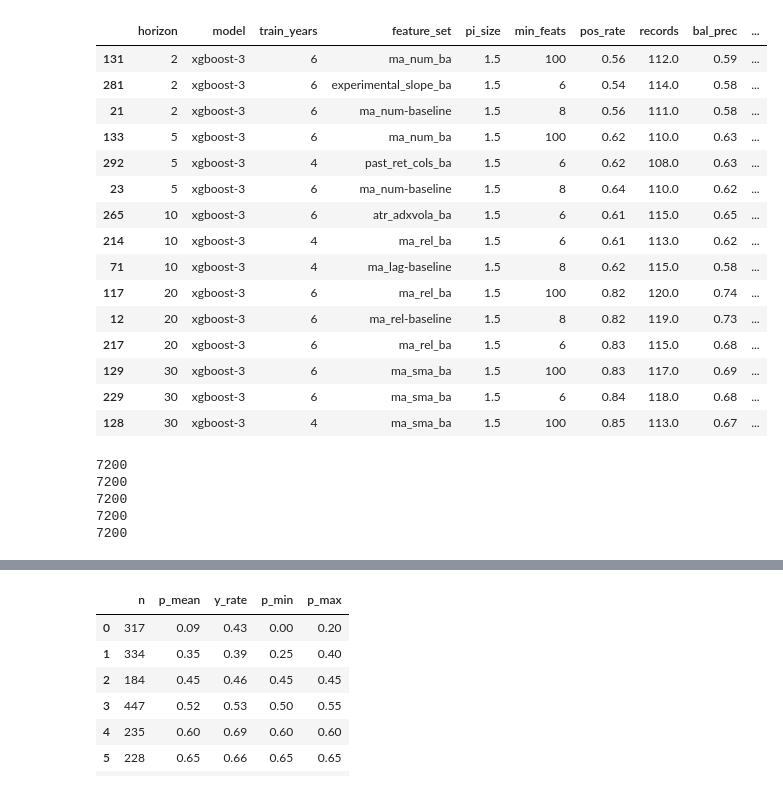
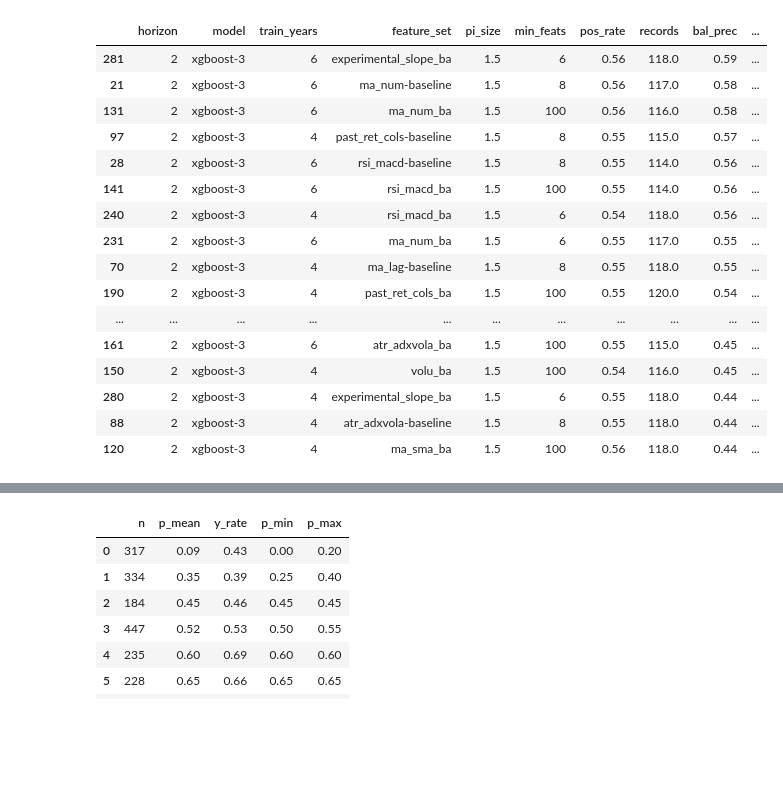
Before and after one commit to bchase17/Stocks, a Jupyter notebook: performance_assessment.ipynb, the cells around one changed output, grey strips where cells are left out. Saved outputs shown, nothing was run; the diff lists cells and outputs as text; code cells hidden in the pictures; blank space fills up the shorter version.

```diff
--- a/performance_assessment.ipynb
+++ b/performance_assessment.ipynb
@@ -6,7 +6,7 @@ import importlib
 importlib.reload(min_features)
 importlib.reload(daily_return)
 
-perf_df = pd.read_csv("baseline3.csv")
+perf_df = pd.read_csv("baseline_all.csv")
 #perf_df = perf_df.drop_duplicates()
 perf_df['Date'] = perf_df['test_start']
 returns = [1, 2, 3, 5, 10, 20, 30]
@@ -30,10 +30,15 @@ def _clip01(p, eps=1e-15):
 def _metrics(min_th, cov_th, g: pd.DataFrame) -> pd.Series:
     y = g[y_col].astype(int).to_numpy()
     p = _clip01(g[p_col].to_numpy())
-    records = round(int(len(y)), 0)
 
-    # hard preds at 0.5
-    yhat = (p > min_th).astype(int)
+    yhat = np.where(p >= min_th, 1, np.where(p <= (1 - min_th), 0, np.nan))
+
+    # keep only confident predictions (>=min_th in either direction)
+    conf = ~np.isnan(yhat)
+    y = y[conf]
+    p = p[conf]
+    yhat = yhat[conf].astype(int)
+    records = int(len(y))
 
     # confident subset mask
     sel = (p >= cov_th) | (p <= (1-cov_th))
@@ -46,11 +51,6 @@ def _metrics(min_th, cov_th, g: pd.DataFrame) -> pd.Series:
     mcc = np.nan
     if (np.unique(y).size > 1) and (np.unique(yhat).size > 1):
         mcc = matthews_corrcoef(y, yhat)
-
-    # Balanced accuracy (needs both classes in y)
-    bal_acc = np.nan
-    pos_acc = np.nan
-    neg_acc = np.nan
 
     if np.unique(y).size > 1:
         bal_acc = balanced_accuracy_score(y, yhat)
@@ -103,72 +103,51 @@ def _metrics(min_th, cov_th, g: pd.DataFrame) -> pd.Series:
         "mcc": float(mcc) if not np.isnan(mcc) else np.nan,
         "pprec": prec_pos_all,
         "nprec": prec_neg_all,
         f"cov_|{cov_th}|": cov,
         f"pprec_|{cov_th}|": prec_pos_th,
         f"nprec_|{cov_th}|": prec_neg_th,
     })
 
-min_th = .55
+min_th = .51
 cov_th = .75
 pred_df = perf_df[(perf_df["pred"] > min_th) | (perf_df["pred"] < (1 - min_th))].copy()
 metrics_df = (
     pred_df
     .dropna(subset=[y_col, p_col])
     .groupby(gcols, sort=False)
     .apply(lambda g: _metrics(min_th, cov_th, g), include_groups=False)
     .reset_index()
     .sort_values(["horizon", "mcc", "brier"], ascending=[True, False, True])
 )
 
 metrics_df['composite'] =  0.5*(metrics_df['bal_prec']) + 0.25*(metrics_df['mcc']) + .125*(1-(metrics_df['brier'])) + 0.1*((metrics_df[f'bal_prec_|{cov_th}|']) * (metrics_df[f'cov_|{cov_th}|']))
 # top per horizon (ranked by MCC desc, then Brier asc)
 top_by_horizon = (
     metrics_df
     .sort_values(["horizon", "composite", "log_loss"], ascending=[True, False, False])
     .groupby("horizon", as_index=False, sort=False)
-    .head(3)
+    .head(50)
 )
 
 #top_by_horizon.to_csv('top_performers.csv', index=False)
-#top_by_horizon[top_by_horizon['horizon'] == 2].round(2)
-top_by_horizon.round(2)
+top_by_horizon[top_by_horizon['horizon'] == 2].round(2)
+#top_by_horizon.round(2)
 # %% [output]
 |  | horizon | model | train_years | feature_set | pi_size | min_feats | pos_rate | records | bal_prec | ... |
-| 131 | 2 | xgboost-3 | 6 | ma_num_ba | 1.5 | 100 | 0.56 | 112.0 | 0.59 | ... |
-| 281 | 2 | xgboost-3 | 6 | experimental_slope_ba | 1.5 | 6 | 0.54 | 114.0 | 0.58 | ... |
-| 21 | 2 | xgboost-3 | 6 | ma_num-baseline | 1.5 | 8 | 0.56 | 111.0 | 0.58 | ... |
-| 133 | 5 | xgboost-3 | 6 | ma_num_ba | 1.5 | 100 | 0.62 | 110.0 | 0.63 | ... |
-| 292 | 5 | xgboost-3 | 4 | past_ret_cols_ba | 1.5 | 6 | 0.62 | 108.0 | 0.63 | ... |
-| 23 | 5 | xgboost-3 | 6 | ma_num-baseline | 1.5 | 8 | 0.64 | 110.0 | 0.62 | ... |
-| 265 | 10 | xgboost-3 | 6 | atr_adxvola_ba | 1.5 | 6 | 0.61 | 115.0 | 0.65 | ... |
-| 214 | 10 | xgboost-3 | 4 | ma_rel_ba | 1.5 | 6 | 0.61 | 113.0 | 0.62 | ... |
-| 71 | 10 | xgboost-3 | 4 | ma_lag-baseline | 1.5 | 8 | 0.62 | 115.0 | 0.58 | ... |
-| 117 | 20 | xgboost-3 | 6 | ma_rel_ba | 1.5 | 100 | 0.82 | 120.0 | 0.74 | ... |
-| 12 | 20 | xgboost-3 | 6 | ma_rel-baseline | 1.5 | 8 | 0.82 | 119.0 | 0.73 | ... |
-| 217 | 20 | xgboost-3 | 6 | ma_rel_ba | 1.5 | 6 | 0.83 | 115.0 | 0.68 | ... |
-| 129 | 30 | xgboost-3 | 6 | ma_sma_ba | 1.5 | 100 | 0.83 | 117.0 | 0.69 | ... |
-| 229 | 30 | xgboost-3 | 6 | ma_sma_ba | 1.5 | 6 | 0.84 | 118.0 | 0.68 | ... |
-| 128 | 30 | xgboost-3 | 4 | ma_sma_ba | 1.5 | 100 | 0.85 | 113.0 | 0.67 | ... |
+| 281 | 2 | xgboost-3 | 6 | experimental_slope_ba | 1.5 | 6 | 0.56 | 118.0 | 0.59 | ... |
+| 21 | 2 | xgboost-3 | 6 | ma_num-baseline | 1.5 | 8 | 0.56 | 117.0 | 0.58 | ... |
+| 131 | 2 | xgboost-3 | 6 | ma_num_ba | 1.5 | 100 | 0.56 | 116.0 | 0.58 | ... |
+| 97 | 2 | xgboost-3 | 4 | past_ret_cols-baseline | 1.5 | 8 | 0.55 | 115.0 | 0.57 | ... |
+| 28 | 2 | xgboost-3 | 6 | rsi_macd-baseline | 1.5 | 8 | 0.55 | 114.0 | 0.56 | ... |
+| 141 | 2 | xgboost-3 | 6 | rsi_macd_ba | 1.5 | 100 | 0.55 | 114.0 | 0.56 | ... |
+| 240 | 2 | xgboost-3 | 4 | rsi_macd_ba | 1.5 | 6 | 0.54 | 118.0 | 0.56 | ... |
+| 231 | 2 | xgboost-3 | 6 | ma_num_ba | 1.5 | 6 | 0.55 | 117.0 | 0.55 | ... |
+| 70 | 2 | xgboost-3 | 4 | ma_lag-baseline | 1.5 | 8 | 0.55 | 118.0 | 0.55 | ... |
+| 190 | 2 | xgboost-3 | 4 | past_ret_cols_ba | 1.5 | 100 | 0.55 | 120.0 | 0.54 | ... |
+| ... | ... | ... | ... | ... | ... | ... | ... | ... | ... | ... |
+| 161 | 2 | xgboost-3 | 6 | atr_adxvola_ba | 1.5 | 100 | 0.55 | 115.0 | 0.45 | ... |
+| 150 | 2 | xgboost-3 | 4 | volu_ba | 1.5 | 100 | 0.54 | 116.0 | 0.45 | ... |
+| 280 | 2 | xgboost-3 | 4 | experimental_slope_ba | 1.5 | 6 | 0.55 | 118.0 | 0.44 | ... |
+| 88 | 2 | xgboost-3 | 4 | atr_adxvola-baseline | 1.5 | 8 | 0.55 | 118.0 | 0.44 | ... |
+| 120 | 2 | xgboost-3 | 4 | ma_sma_ba | 1.5 | 100 | 0.56 | 118.0 | 0.44 | ... |
-# %%
-perf_df_2 = perf_df[(perf_df['horizon'] == 2)].drop_duplicates().copy()
-print(len(perf_df_2))
-perf_df_2.to_csv("horizon_2_baseline.csv", index=False)
-perf_df_5 = perf_df[(perf_df['horizon'] == 5)].drop_duplicates().copy()
-print(len(perf_df_5))
-perf_df_2.to_csv("horizon_5_baseline.csv", index=False)
-perf_df_10 = perf_df[(perf_df['horizon'] == 10)].drop_duplicates().copy()
-print(len(perf_df_10))
-perf_df_2.to_csv("horizon_10_baseline.csv", index=False)
-perf_df_20 = perf_df[(perf_df['horizon'] == 20)].drop_duplicates().copy()
-print(len(perf_df_20))
-perf_df_2.to_csv("horizon_20_baseline.csv", index=False)
-perf_df_30 = perf_df[(perf_df['horizon'] == 30)].drop_duplicates().copy()
-print(len(perf_df_30))
-perf_df_2.to_csv("horizon_30_baseline.csv", index=False)
-# %% [output]
-7200
-7200
-7200
-7200
-7200
 # %%
```
Also changed, not shown: parts of 5 cells of this notebook, 3 other files.
